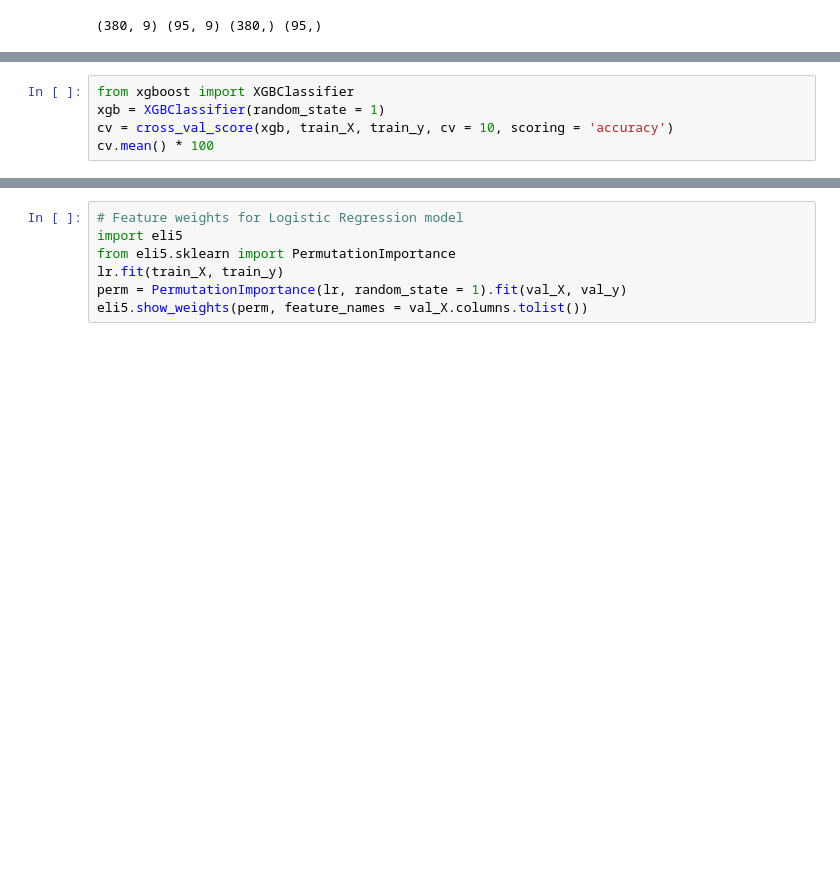
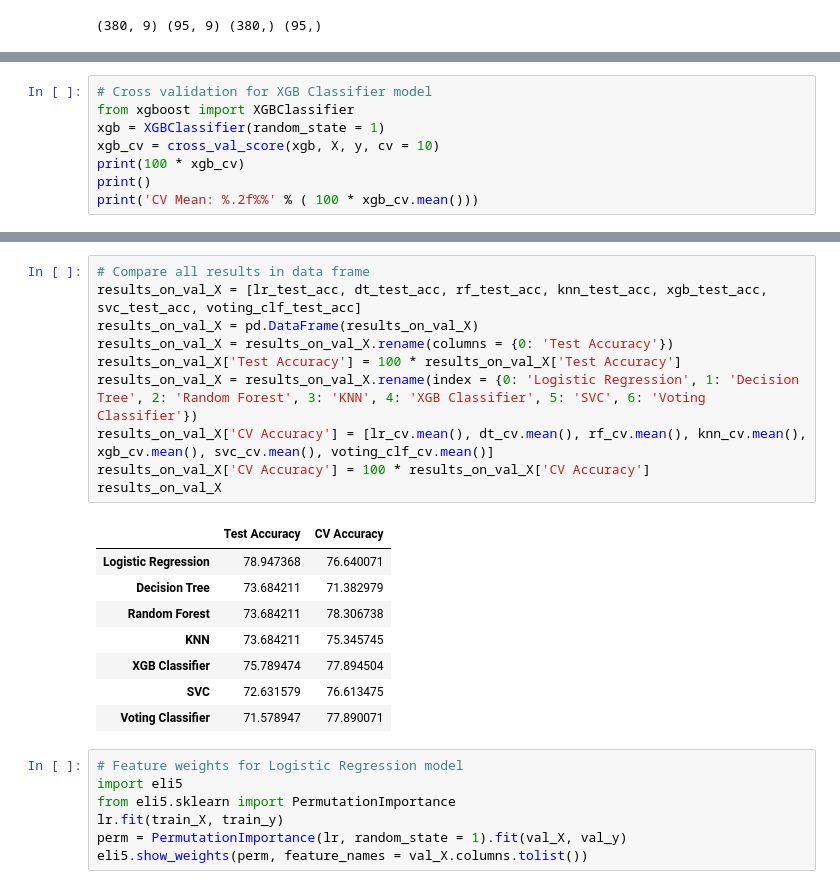
Before and after one commit to jreckin/FunAnalyticalStuff, a Jupyter notebook: offensive_efficiency_more_games.ipynb, the cells around one changed output, grey strips where cells are left out. Saved outputs shown, nothing was run; the diff lists cells and outputs as text; blank space fills up the shorter version.

```diff
--- a/offensive_efficiency_more_games.ipynb
+++ b/offensive_efficiency_more_games.ipynb
@@ -224,6 +313,9 @@ cv.mean() * 100
 # %%
+# Cross validation for XGB Classifier model
 from xgboost import XGBClassifier
 xgb = XGBClassifier(random_state = 1)
-cv = cross_val_score(xgb, train_X, train_y, cv = 10, scoring = 'accuracy')
-cv.mean() * 100
+xgb_cv = cross_val_score(xgb, X, y, cv = 10)
+print(100 * xgb_cv)
+print()
+print('CV Mean: %.2f%%' % ( 100 * xgb_cv.mean()))
 # %% [output]
@@ -241,3 +380,22 @@ cv.mean() * 100
+# %%
+# Compare all results in data frame
+results_on_val_X = [lr_test_acc, dt_test_acc, rf_test_acc, knn_test_acc, xgb_test_acc, svc_test_acc, voting_clf_test_acc]
+results_on_val_X = pd.DataFrame(results_on_val_X)
+results_on_val_X = results_on_val_X.rename(columns = {0: 'Test Accuracy'})
+results_on_val_X['Test Accuracy'] = 100 * results_on_val_X['Test Accuracy']
+results_on_val_X = results_on_val_X.rename(index = {0: 'Logistic Regression', 1: 'Decision Tree', 2: 'Random Forest', 3: 'KNN', 4: 'XGB Classifier', 5: 'SVC', 6: 'Voting Classifier'})
+results_on_val_X['CV Accuracy'] = [lr_cv.mean(), dt_cv.mean(), rf_cv.mean(), knn_cv.mean(), xgb_cv.mean(), svc_cv.mean(), voting_clf_cv.mean()]
+results_on_val_X['CV Accuracy'] = 100 * results_on_val_X['CV Accuracy']
+results_on_val_X
+# %% [output]
+|  | Test Accuracy | CV Accuracy |
+| Logistic Regression | 78.947368 | 76.640071 |
+| Decision Tree | 73.684211 | 71.382979 |
+| Random Forest | 73.684211 | 78.306738 |
+| KNN | 73.684211 | 75.345745 |
+| XGB Classifier | 75.789474 | 77.894504 |
+| SVC | 72.631579 | 76.613475 |
+| Voting Classifier | 71.578947 | 77.890071 |
 # %%
 # Feature weights for Logistic Regression model
 import eli5
```
Also changed, not shown: parts of 24 cells of this notebook, 4 other files.
